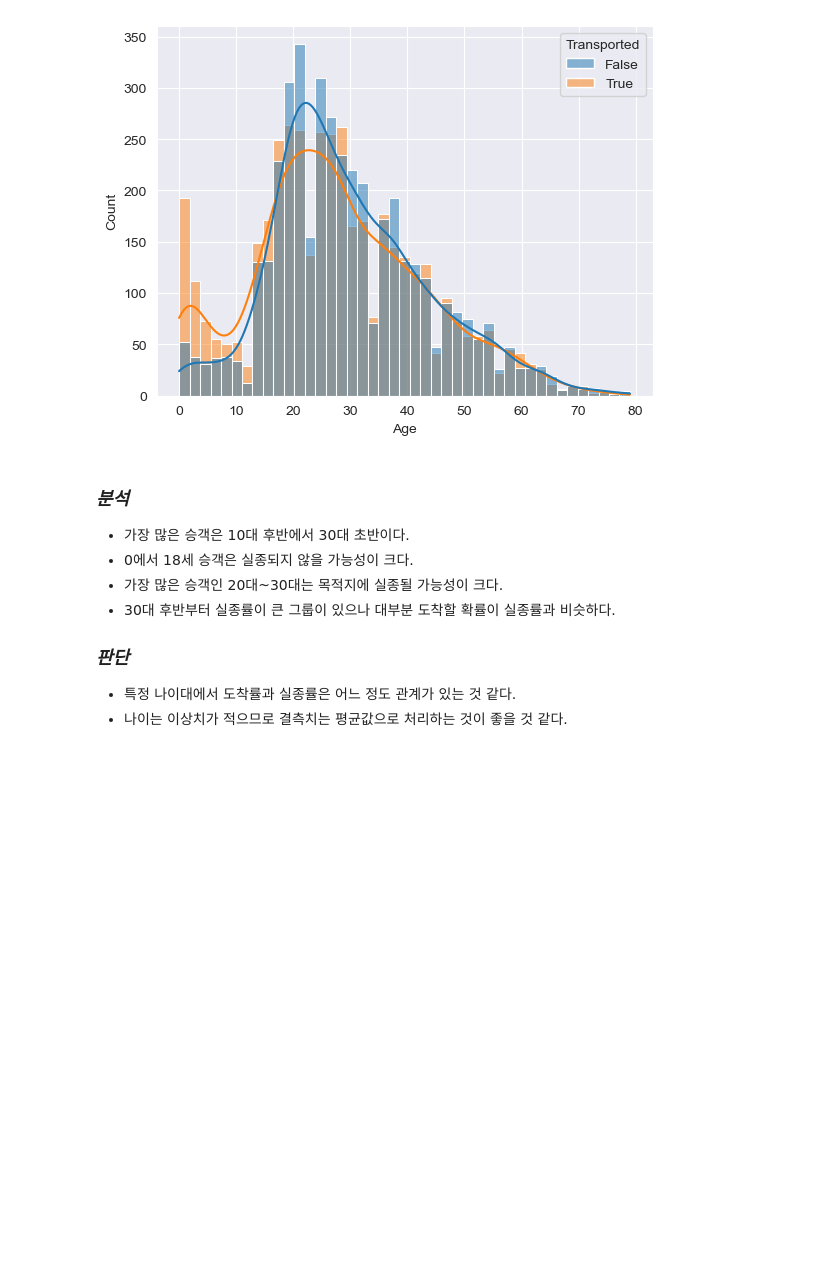
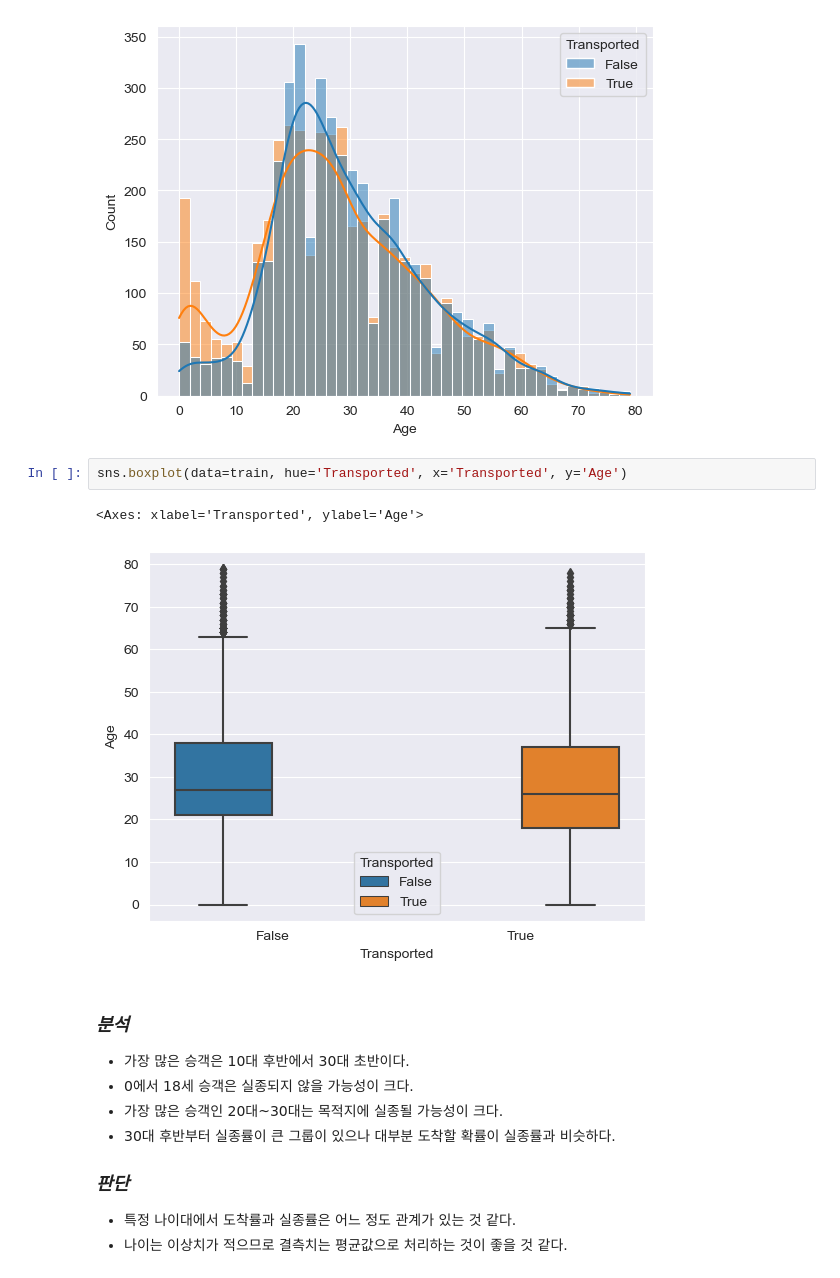
Before and after one commit to ef2nmddy/Spaceship_Titanic_EDA, a Jupyter notebook: Spaceship_Titanic.ipynb, the cells around one changed output. Cells and saved outputs as stored; diff of their text form; blank space fills up the shorter version.

```diff
--- a/Spaceship_Titanic.ipynb
+++ b/Spaceship_Titanic.ipynb
@@ -247,6 +247,11 @@ sns.histplot(x='Age', data=train, hue='Transported', kde=True)
 # %% [output]
 <Axes: xlabel='Age', ylabel='Count'>
 [figure]
+# %%
+sns.boxplot(data=train, hue='Transported', x='Transported', y='Age')
+# %% [output]
+<Axes: xlabel='Transported', ylabel='Age'>
+[figure, added]
 # %% [markdown]
 ### _분석_
 
```
Also changed, not shown: parts of 19 cells of this notebook.
